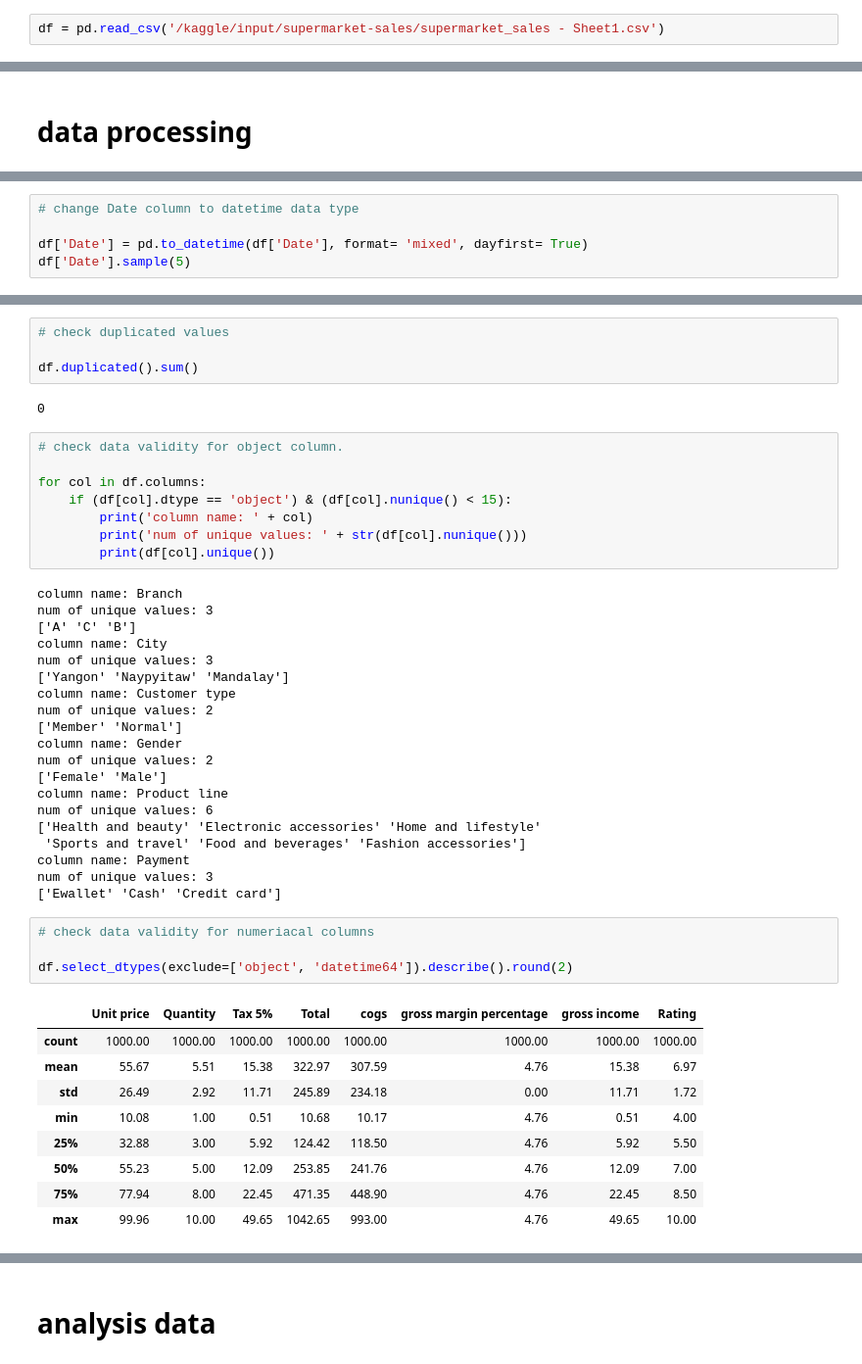
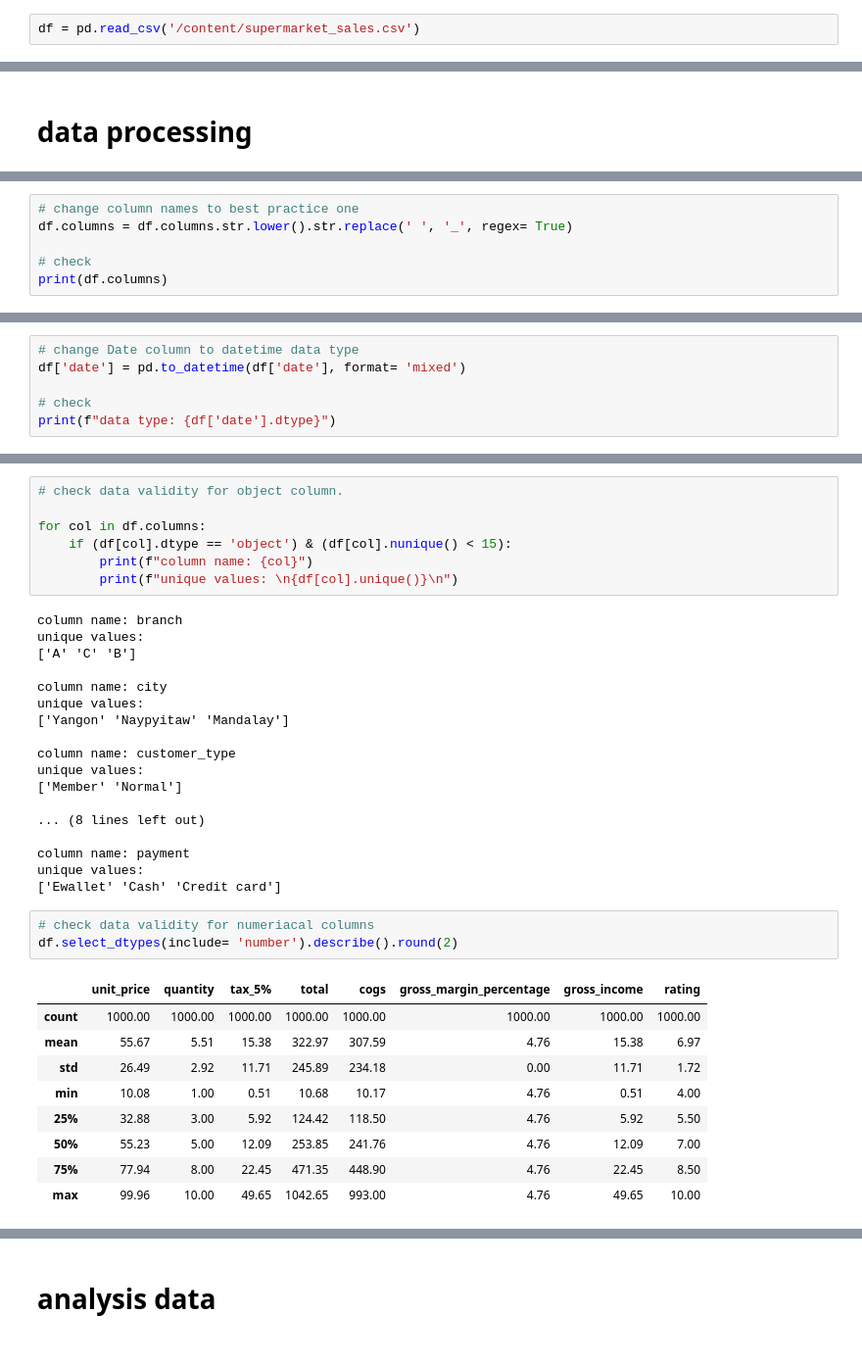
Before and after one commit to AhmAnwar/supermarket_sales, a Jupyter notebook: supermarket-sales.ipynb, the cells around one changed output, grey strips where cells are left out. Shown at 98% size. Saved outputs shown, nothing was run; the diff lists cells and outputs as text.

```diff
--- a/supermarket-sales.ipynb
+++ b/supermarket-sales.ipynb
@@ -9,7 +9,7 @@ from plotly.subplots import make_subplots
 # %% [markdown]
 # import dataset
 # %%
-df = pd.read_csv('/kaggle/input/supermarket-sales/supermarket_sales - Sheet1.csv')
+df = pd.read_csv('/content/supermarket_sales.csv')
 # %%
 df.head()
 # %% [output]
@@ -53,0 +44,6 @@ Name: Date, dtype: object
+# %%
+# change column names to best practice one
+df.columns = df.columns.str.lower().str.replace(' ', '_', regex= True)
+
+# check
+print(df.columns)
@@ -54,6 +61,7 @@ Name: Date, dtype: object
 # %%
 # change Date column to datetime data type
+df['date'] = pd.to_datetime(df['date'], format= 'mixed')
 
-df['Date'] = pd.to_datetime(df['Date'], format= 'mixed', dayfirst= True)
-df['Date'].sample(5)
+# check
+print(f"data type: {df['date'].dtype}")
 # %% [output]
@@ -89,43 +74,33 @@ dtype: int64
-# %%
-# check duplicated values
-
-df.duplicated().sum()
-# %% [output]
-0
 # %%
 # check data validity for object column.
 
 for col in df.columns:
     if (df[col].dtype == 'object') & (df[col].nunique() < 15):
-        print('column name: ' + col)
-        print('num of unique values: ' + str(df[col].nunique()))
-        print(df[col].unique())
+        print(f"column name: {col}")
+        print(f"unique values: \n{df[col].unique()}\n")
 # %% [output]
-column name: Branch
-num of unique values: 3
+column name: branch
+unique values:
 ['A' 'C' 'B']
-column name: City
-num of unique values: 3
+
+column name: city
+unique values:
 ['Yangon' 'Naypyitaw' 'Mandalay']
-column name: Customer type
-num of unique values: 2
+
+column name: customer_type
+unique values:
 ['Member' 'Normal']
-column name: Gender
-num of unique values: 2
-['Female' 'Male']
-column name: Product line
-num of unique values: 6
-['Health and beauty' 'Electronic accessories' 'Home and lifestyle'
- 'Sports and travel' 'Food and beverages' 'Fashion accessories']
-column name: Payment
-num of unique values: 3
+
+... (8 lines left out)
+
+column name: payment
+unique values:
 ['Ewallet' 'Cash' 'Credit card']
 # %%
 # check data validity for numeriacal columns
-
-df.select_dtypes(exclude=['object', 'datetime64']).describe().round(2)
+df.select_dtypes(include= 'number').describe().round(2)
 # %% [output]
-|  | Unit price | Quantity | Tax 5% | Total | cogs | gross margin percentage | gross income | Rating |
+|  | unit_price | quantity | tax_5% | total | cogs | gross_margin_percentage | gross_income | rating |
 | count | 1000.00 | 1000.00 | 1000.00 | 1000.00 | 1000.00 | 1000.00 | 1000.00 | 1000.00 |
 | mean | 55.67 | 5.51 | 15.38 | 322.97 | 307.59 | 4.76 | 15.38 | 6.97 |
 | std | 26.49 | 2.92 | 11.71 | 245.89 | 234.18 | 0.00 | 11.71 | 1.72 |
```
Also changed, not shown: parts of 40 cells of this notebook.
